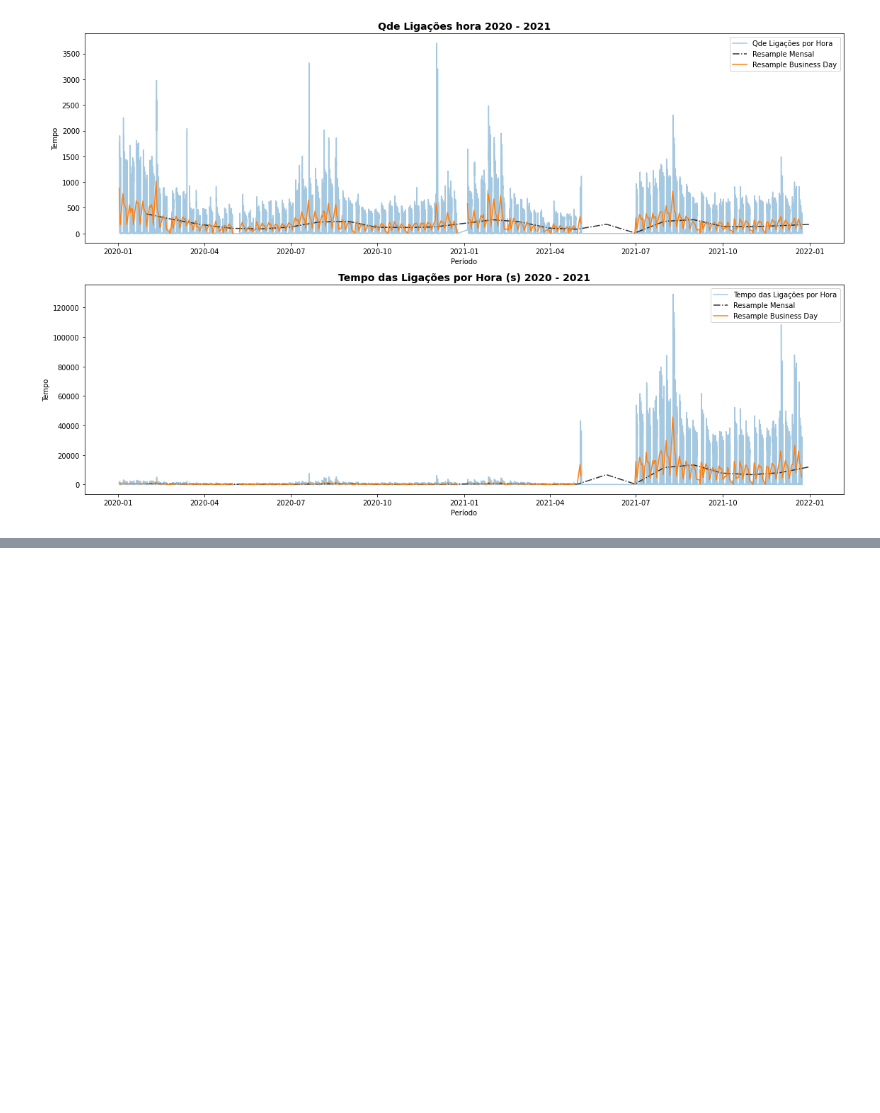
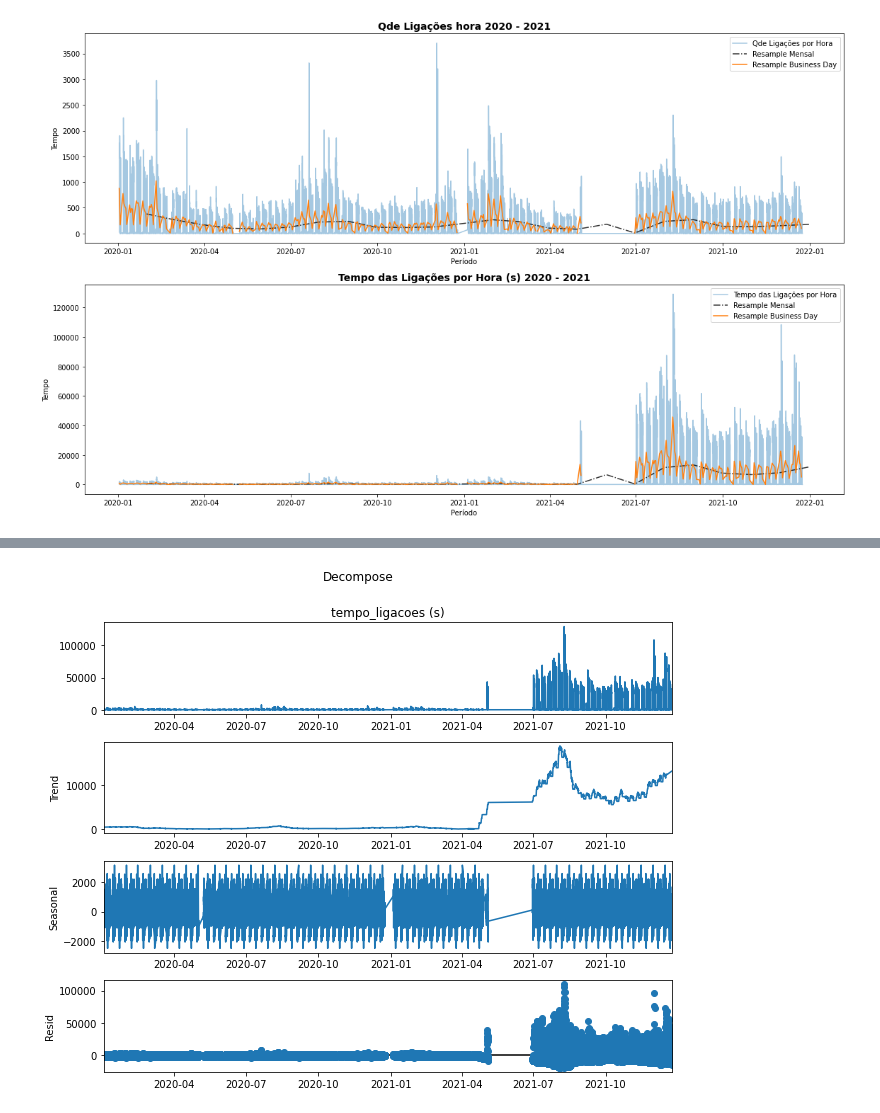
Before and after one commit to Rogerio-mack/Artigo-Atendimento, a Jupyter notebook: Analise_Atendimento_v1.ipynb, the cells around one changed output, grey strips where cells are left out. Saved outputs shown, nothing was run; the diff lists cells and outputs as text; code cells hidden in the pictures; blank space fills up the shorter version.

```diff
--- a/Analise_Atendimento_v1.ipynb
+++ b/Analise_Atendimento_v1.ipynb
@@ -486,0 +607,14 @@ plt.show()
+# %%
+from statsmodels.tsa.seasonal import seasonal_decompose
+
+decomp = seasonal_decompose(x=df['tempo_ligacoes (s)'], model='additive', extrapolate_trend='freq', period=365)
+
+fig = decomp.plot()
+fig.set_size_inches((9, 7))
+
+plt.suptitle('Decompose',y=1.05)
+
+plt.tight_layout()
+plt.show()
+# %% [output]
+[figure, added]
```
Also changed, not shown: parts of 11 cells of this notebook.
